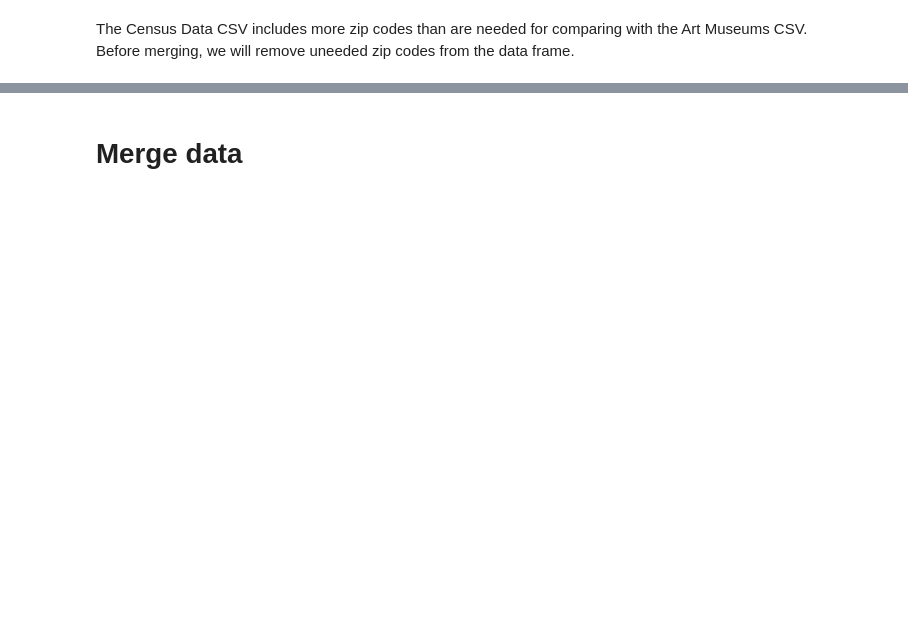
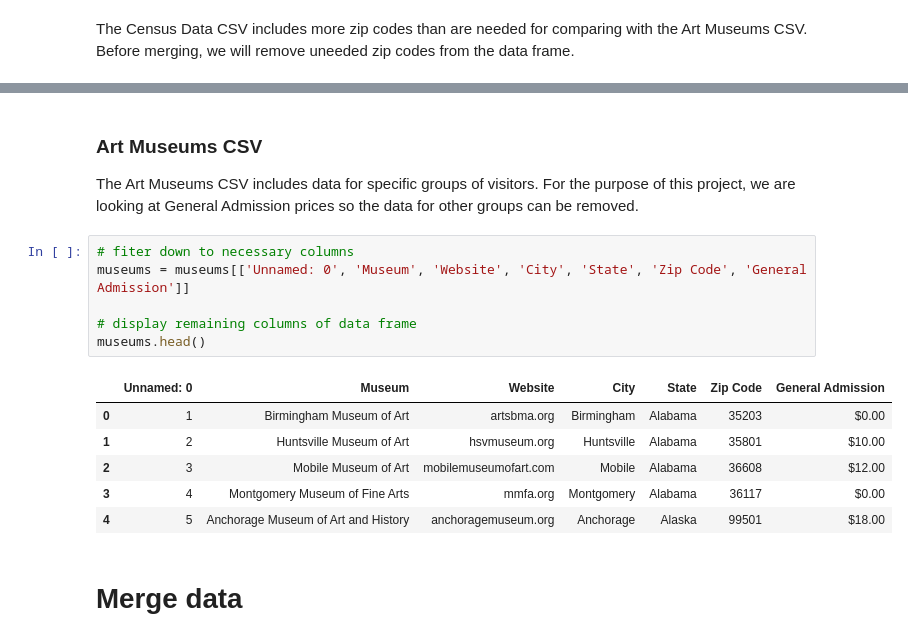
Before and after one commit to krduva02/Accessing-Art-Museums, a Jupyter notebook: Accessing Art Museums.ipynb, the cells around one changed output, grey strips where cells are left out. Cells and saved outputs as stored; diff of their text form; blank space fills up the shorter version.

```diff
--- a/Accessing Art Museums.ipynb
+++ b/Accessing Art Museums.ipynb
@@ -118,3 +116,19 @@ memory usage: 7.0+ KB
+# %% [markdown]
+### Art Museums CSV
+The Art Museums CSV includes data for specific groups of visitors. For the purpose of this project, we are looking at General Admission prices so the data for other groups can be removed.
+# %%
+# fiter down to necessary columns
+museums = museums[['Unnamed: 0', 'Museum', 'Website', 'City', 'State', 'Zip Code', 'General Admission']]
+
+# display remaining columns of data frame
+museums.head()
+# %% [output]
+|  | Unnamed: 0 | Museum | Website | City | State | Zip Code | General Admission |
+| 0 | 1 | Birmingham Museum of Art | artsbma.org | Birmingham | Alabama | 35203 | $0.00 |
+| 1 | 2 | Huntsville Museum of Art | hsvmuseum.org | Huntsville | Alabama | 35801 | $10.00 |
+| 2 | 3 | Mobile Museum of Art | mobilemuseumofart.com | Mobile | Alabama | 36608 | $12.00 |
+| 3 | 4 | Montgomery Museum of Fine Arts | mmfa.org | Montgomery | Alabama | 36117 | $0.00 |
+| 4 | 5 | Anchorage Museum of Art and History | anchoragemuseum.org | Anchorage | Alaska | 99501 | $18.00 |
 # %% [markdown]
 # Merge data
 # %%
```
Also changed, not shown: parts of 14 cells of this notebook, 1 other file.
